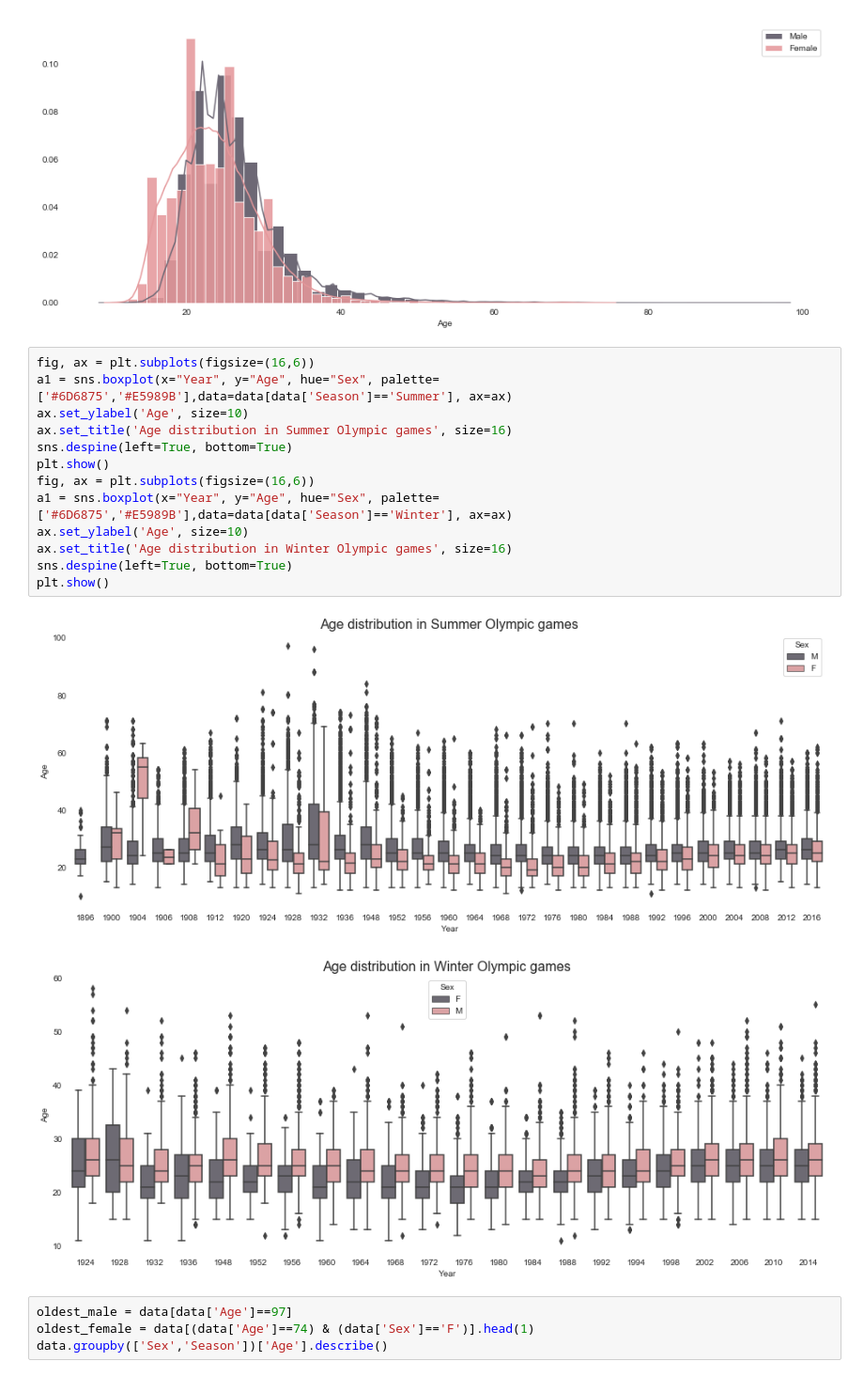
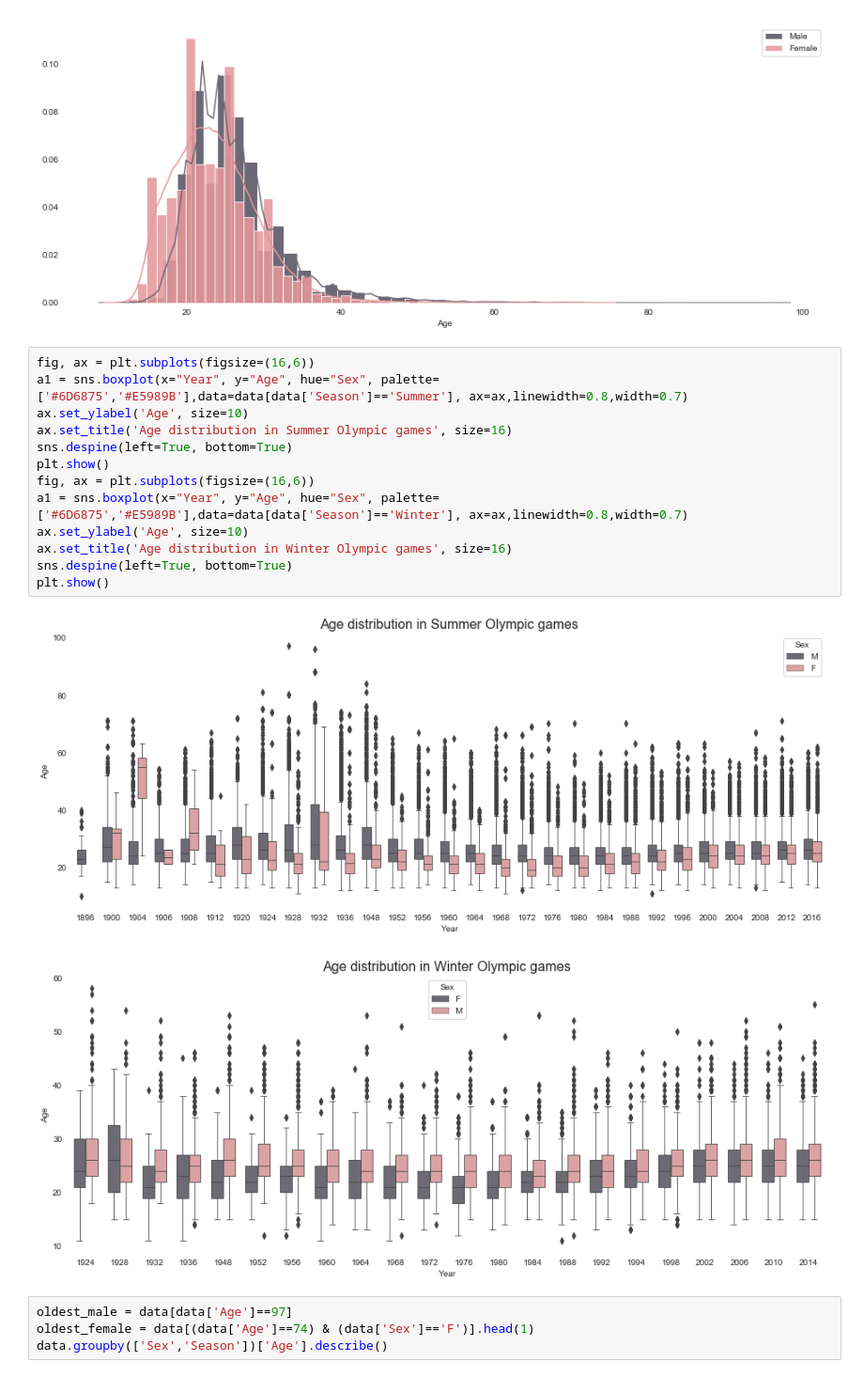
Before and after one commit to JakubPluta/EDA-ML, a Jupyter notebook: Olympic History.ipynb, the cells around one changed output. Shown: that part at 94% size. Saved outputs shown, nothing was run; the diff lists cells and outputs as text.

```diff
--- a/Olympic History.ipynb
+++ b/Olympic History.ipynb
@@ -249,20 +249,20 @@ sns.despine(left=True, bottom=True)
 [figure]
 # %%
 fig, ax = plt.subplots(figsize=(16,6))
-a1 = sns.boxplot(x="Year", y="Age", hue="Sex", palette=['#6D6875','#E5989B'],data=data[data['Season']=='Summer'], ax=ax)
+a1 = sns.boxplot(x="Year", y="Age", hue="Sex", palette=['#6D6875','#E5989B'],data=data[data['Season']=='Summer'], ax=ax,linewidth=0.8,width=0.7)
 ax.set_ylabel('Age', size=10)
 ax.set_title('Age distribution in Summer Olympic games', size=16)
 sns.despine(left=True, bottom=True)
 plt.show()
 fig, ax = plt.subplots(figsize=(16,6))
-a1 = sns.boxplot(x="Year", y="Age", hue="Sex", palette=['#6D6875','#E5989B'],data=data[data['Season']=='Winter'], ax=ax)
+a1 = sns.boxplot(x="Year", y="Age", hue="Sex", palette=['#6D6875','#E5989B'],data=data[data['Season']=='Winter'], ax=ax,linewidth=0.8,width=0.7)
 ax.set_ylabel('Age', size=10)
 ax.set_title('Age distribution in Winter Olympic games', size=16)
 sns.despine(left=True, bottom=True)
 plt.show()
 # %% [output]
-[figure, old version]
+[figure, new version]
-[figure, old version]
+[figure, new version]
 # %%
 oldest_male = data[data['Age']==97]
 oldest_female = data[(data['Age']==74) & (data['Sex']=='F')].head(1)
```
Also changed, not shown: parts of 10 cells of this notebook.
